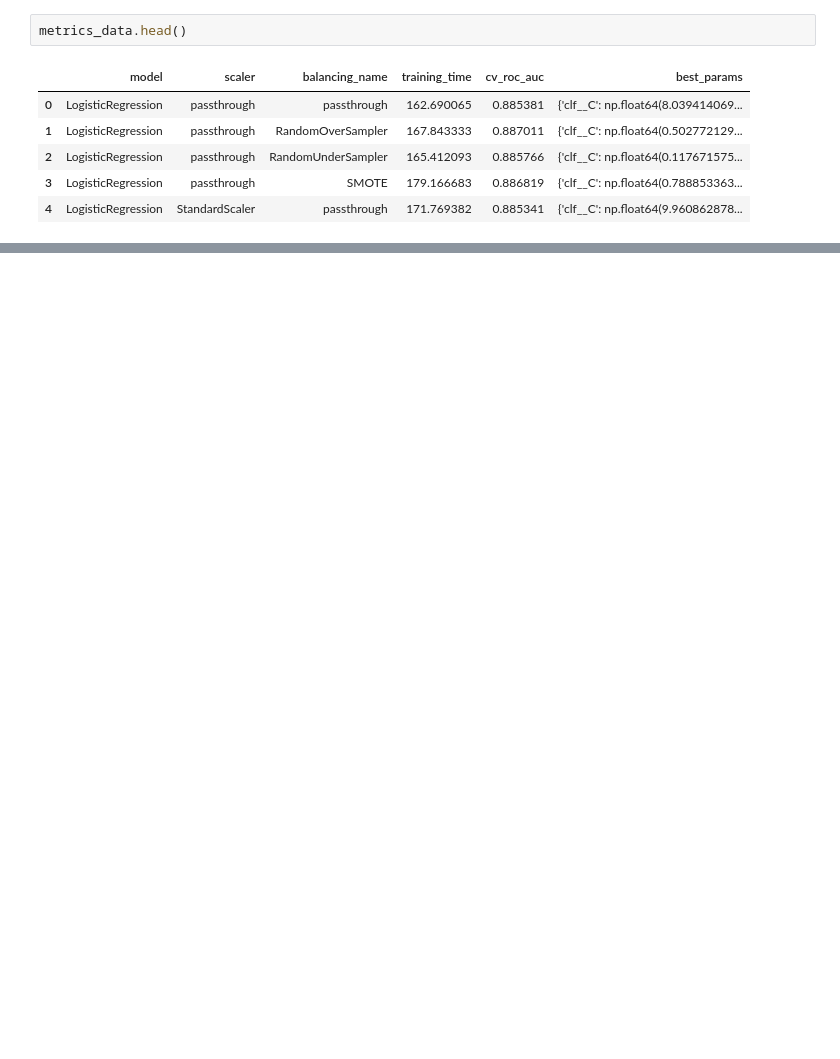
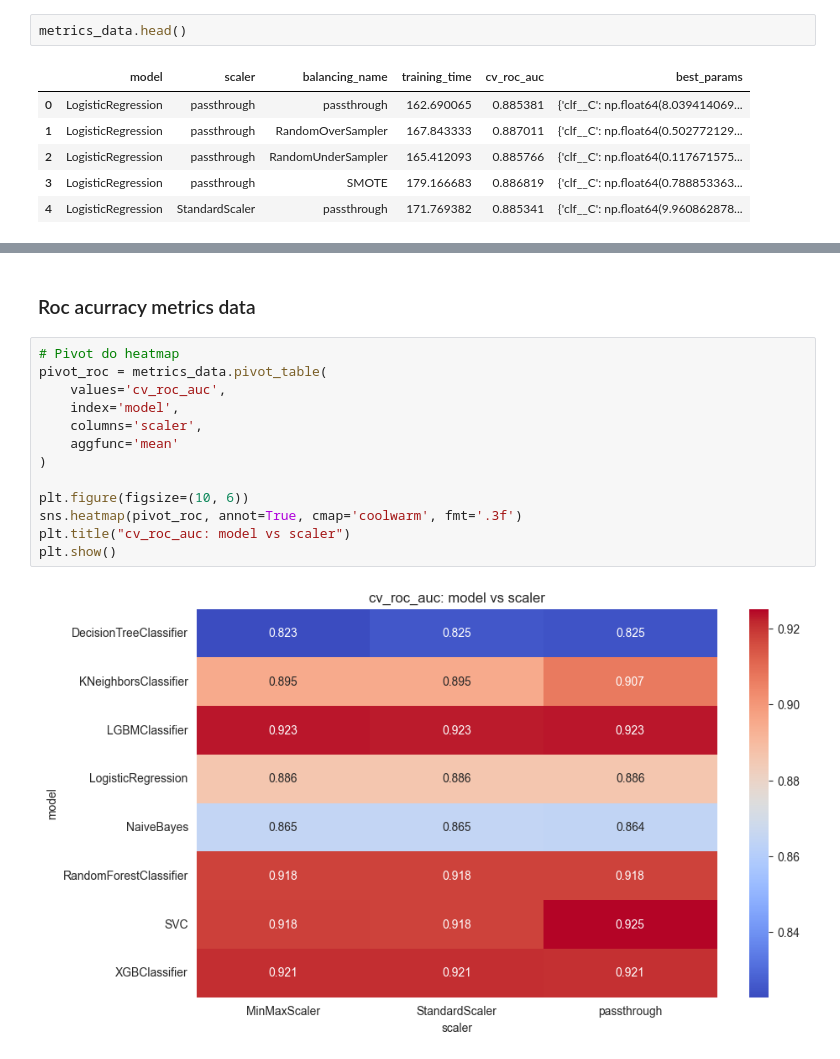
Before and after one commit to Trzopa/Benchmark-modeli-klasyfikacyjnych-na-danych-syntetycznych, a Jupyter notebook: report/report.ipynb, the cells around one changed output, grey strips where cells are left out. Cells and saved outputs as stored; diff of their text form; blank space fills up the shorter version.

```diff
--- a/report/report.ipynb
+++ b/report/report.ipynb
@@ -23,0 +37,17 @@ metrics_data.head()
+# %% [markdown]
+### Roc acurracy metrics data
+# %%
+# Pivot do heatmap
+pivot_roc = metrics_data.pivot_table(
+    values='cv_roc_auc',
+    index='model',
+    columns='scaler',
+    aggfunc='mean'
+)
+
+plt.figure(figsize=(10, 6))
+sns.heatmap(pivot_roc, annot=True, cmap='coolwarm', fmt='.3f')
+plt.title("cv_roc_auc: model vs scaler")
+plt.show()
+# %% [output]
+[figure, added]
```
Also changed, not shown: parts of 33 cells of this notebook, 3 other files.
